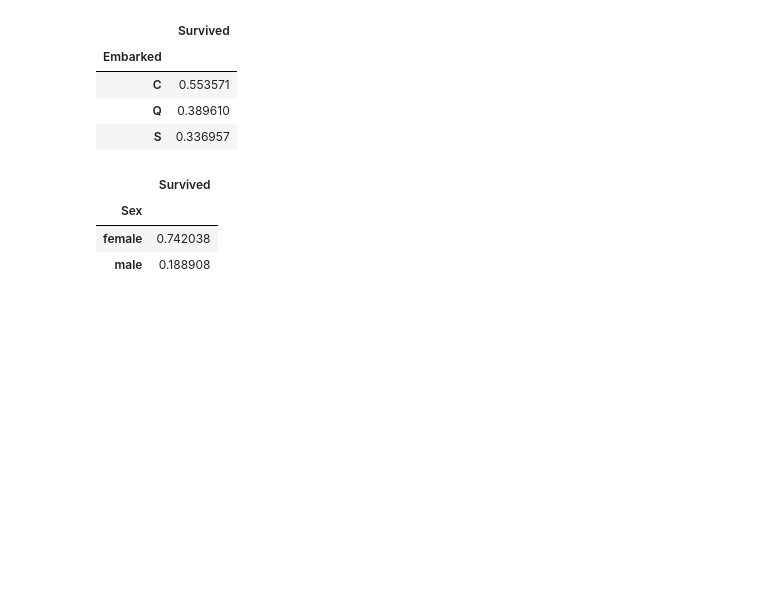
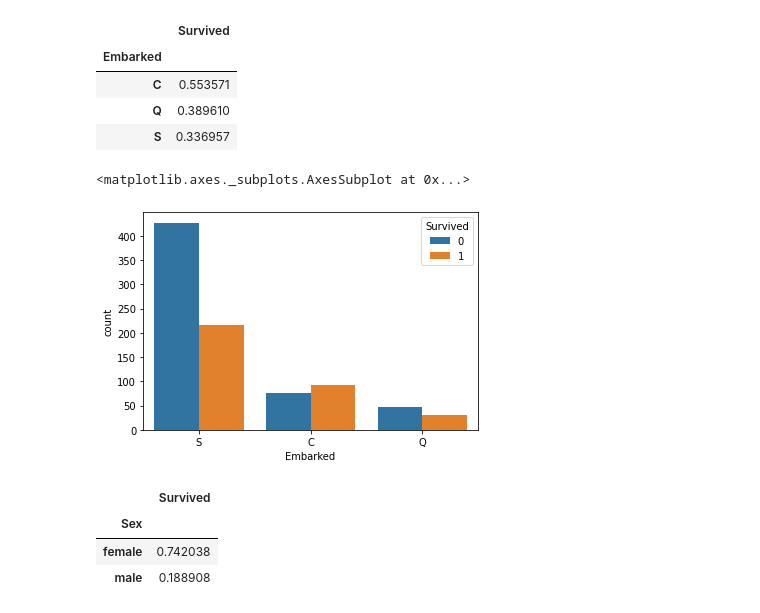
Before and after one commit to diavolch/python11, a Jupyter notebook: Titanic.ipynb, the cells around one changed output. Saved outputs shown, nothing was run; the diff lists cells and outputs as text; code cells hidden in the pictures; blank space fills up the shorter version.

```diff
--- a/Titanic.ipynb
+++ b/Titanic.ipynb
@@ -32,6 +42,11 @@ df.groupby('Embarked').agg({'Survived':'mean'})
 | C | 0.553571 |
 | Q | 0.389610 |
 | S | 0.336957 |
+# %%
+sns.countplot(df.Embarked, hue = df.Survived)
+# %% [output]
+<matplotlib.axes._subplots.AxesSubplot at 0x...>
+[figure, added]
 # %%
 df.groupby('Sex').agg({'Survived':'mean'})
 # %% [output]
```
Also changed, not shown: parts of 7 cells of this notebook.
